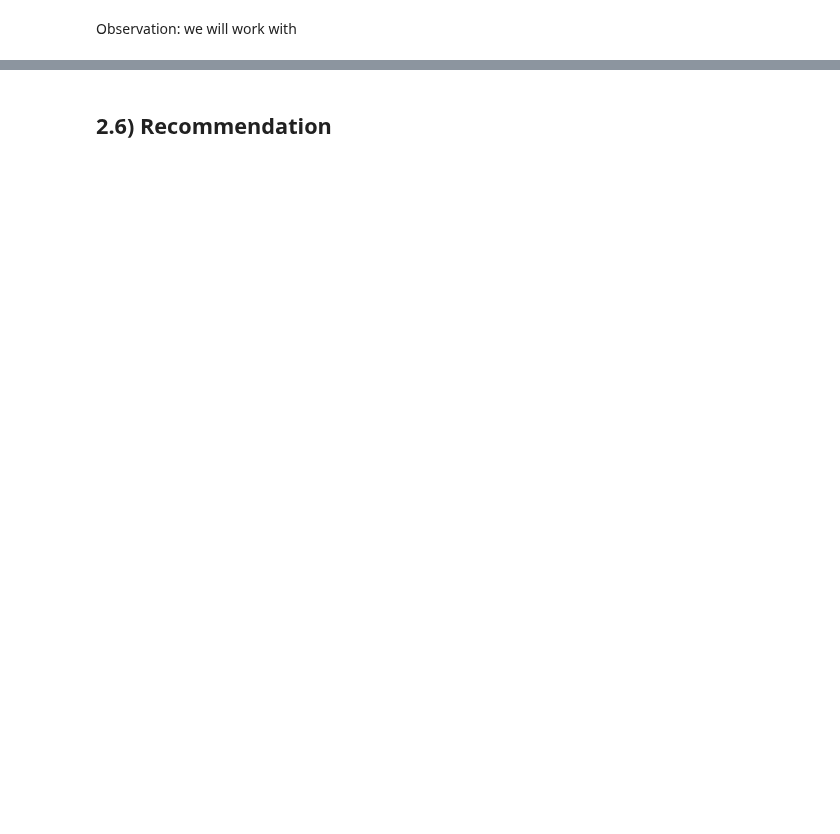
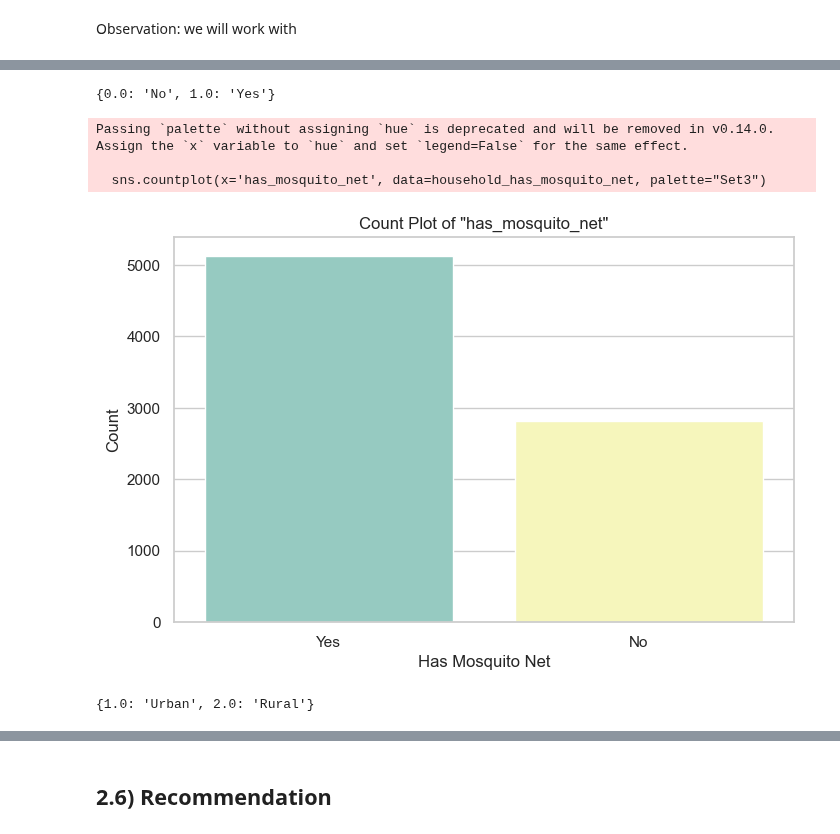
Before and after one commit to Dominic-Mu/dsc-phase-5-group-14-project, a Jupyter notebook: index.ipynb, the cells around one changed output, grey strips where cells are left out. Saved outputs shown, nothing was run; the diff lists cells and outputs as text; code cells hidden in the pictures; blank space fills up the shorter version.

```diff
--- a/index.ipynb
+++ b/index.ipynb
@@ -418,0 +740,35 @@ Enhance model interpretability to provide actionable insights for decision-maker
+# %%
+# Household has Mosquito net
+# Calling the function to get variable labels
+variable_label_has_net = get_variable_label('has_mosquito_net',df_excel_2, variable_label_2, suffix="$01")
+variable_label_has_net
+# %% [output]
+{0.0: 'No', 1.0: 'Yes'}
+# %%
+# Household has a mosquito net
+
+# Mapping the variable labels to the column
+household_has_mosquito_net = df_2_cleaned['has_mosquito_net'].map(variable_label_has_net).reset_index()
+
+# Set the style of seaborn
+sns.set(style="whitegrid")
+
+# Plotting the count plot
+plt.figure(figsize=(8, 5))
+sns.countplot(x='has_mosquito_net', data=household_has_mosquito_net, palette="Set3")
+plt.title('Count Plot of "has_mosquito_net"')
+plt.xlabel('Has Mosquito Net')
+plt.ylabel('Count')
+plt.show()
+# %% [output]
+Passing `palette` without assigning `hue` is deprecated and will be removed in v0.14.0. Assign the `x` variable to `hue` and set `legend=False` for the same effect.
+
+  sns.countplot(x='has_mosquito_net', data=household_has_mosquito_net, palette="Set3")
+[figure, added]
+# %%
+# Residence- Rural/Urban
+# Calling the function to get variable labels
+variable_label_place = get_variable_label('type_of_place',df_excel_2, variable_label_2, suffix="$01")
+variable_label_place
+# %% [output]
+{1.0: 'Urban', 2.0: 'Rural'}
```
Also changed, not shown: parts of 99 cells of this notebook, 5 other files.
